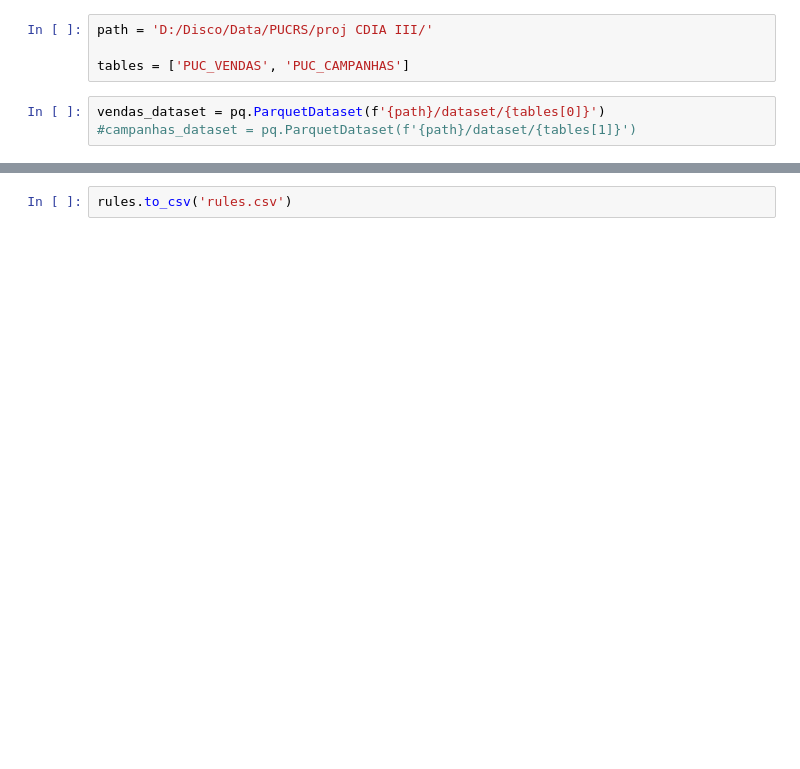
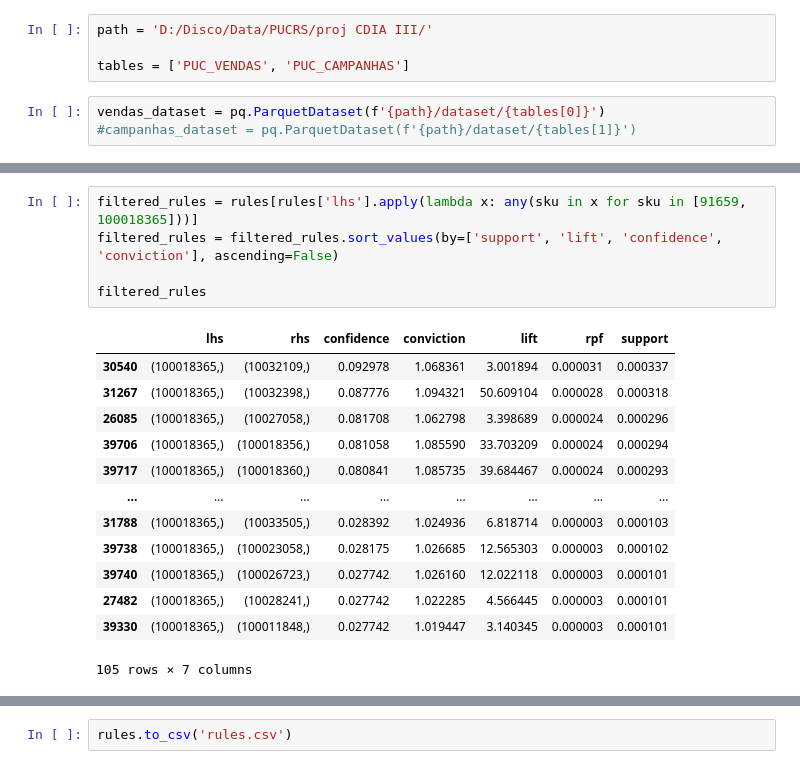
Before and after one commit to cristianomm/PUCRS, a Jupyter notebook: 2024-02/98H15-04 - Projeto em Ciência de Dados III/model_1.ipynb, the cells around one changed output, grey strips where cells are left out. Cells and saved outputs as stored; diff of their text form; blank space fills up the shorter version.

```diff
--- a/2024-02/98H15-04 - Projeto em Ciência de Dados III/model_1.ipynb
+++ b/2024-02/98H15-04 - Projeto em Ciência de Dados III/model_1.ipynb
@@ -44,0 +349,19 @@ len(products['COD_SKU'].unique())
+# %%
+filtered_rules = rules[rules['lhs'].apply(lambda x: any(sku in x for sku in [91659, 100018365]))]
+filtered_rules = filtered_rules.sort_values(by=['support', 'lift', 'confidence', 'conviction'], ascending=False)
+
+filtered_rules
+# %% [output]
+|  | lhs | rhs | confidence | conviction | lift | rpf | support |
+| 30540 | (100018365,) | (10032109,) | 0.092978 | 1.068361 | 3.001894 | 0.000031 | 0.000337 |
+| 31267 | (100018365,) | (10032398,) | 0.087776 | 1.094321 | 50.609104 | 0.000028 | 0.000318 |
+| 26085 | (100018365,) | (10027058,) | 0.081708 | 1.062798 | 3.398689 | 0.000024 | 0.000296 |
+| 39706 | (100018365,) | (100018356,) | 0.081058 | 1.085590 | 33.703209 | 0.000024 | 0.000294 |
+| 39717 | (100018365,) | (100018360,) | 0.080841 | 1.085735 | 39.684467 | 0.000024 | 0.000293 |
+| ... | ... | ... | ... | ... | ... | ... | ... |
+| 31788 | (100018365,) | (10033505,) | 0.028392 | 1.024936 | 6.818714 | 0.000003 | 0.000103 |
+| 39738 | (100018365,) | (100023058,) | 0.028175 | 1.026685 | 12.565303 | 0.000003 | 0.000102 |
+| 39740 | (100018365,) | (100026723,) | 0.027742 | 1.026160 | 12.022118 | 0.000003 | 0.000101 |
+| 27482 | (100018365,) | (10028241,) | 0.027742 | 1.022285 | 4.566445 | 0.000003 | 0.000101 |
+| 39330 | (100018365,) | (100011848,) | 0.027742 | 1.019447 | 3.140345 | 0.000003 | 0.000101 |
+105 rows × 7 columns
```
Also changed, not shown: parts of 33 cells of this notebook.
